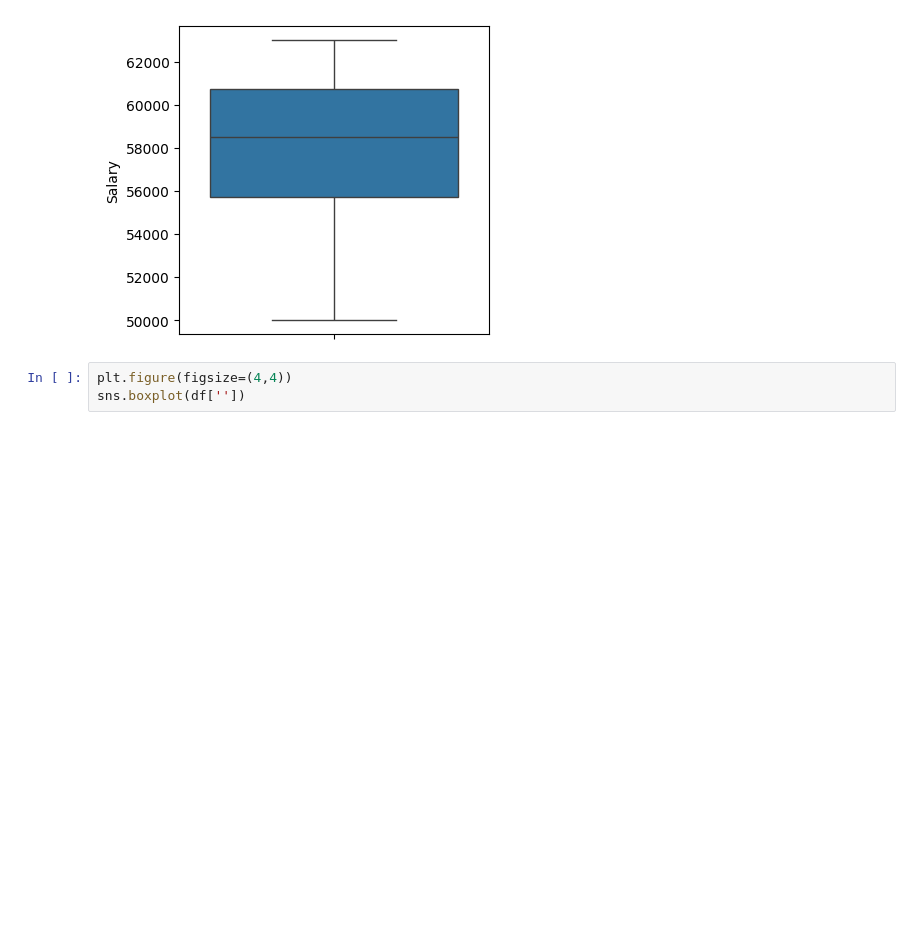
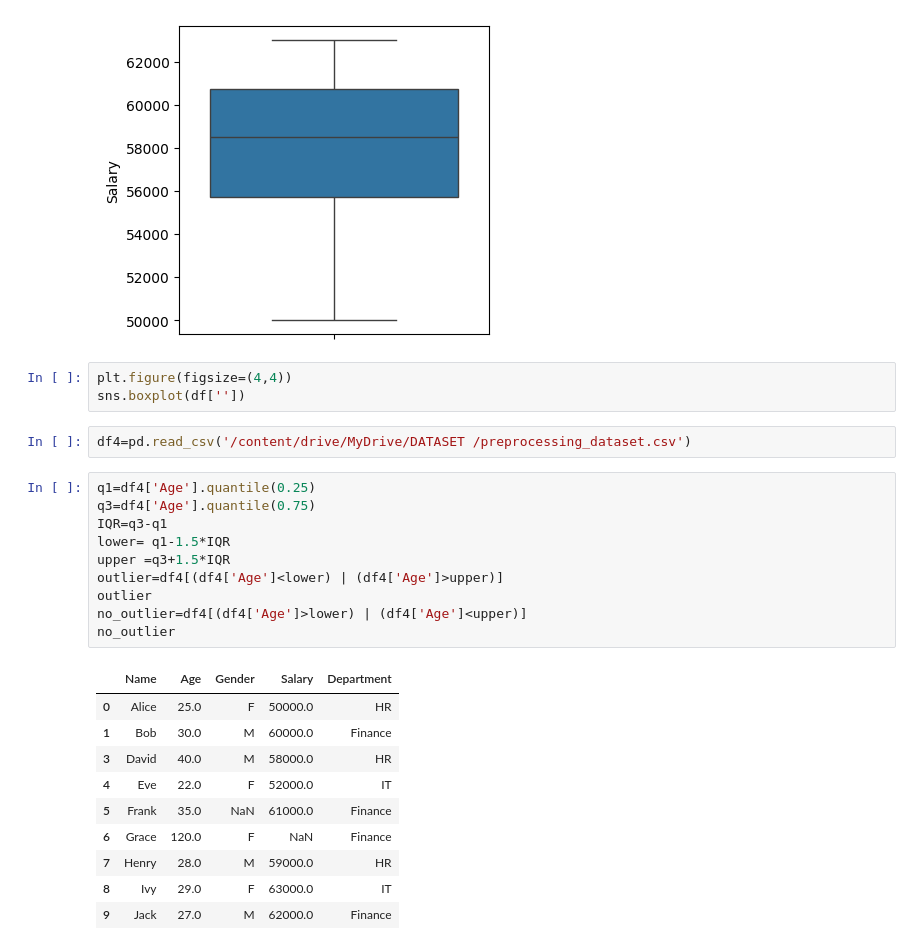
Before and after one commit to gunavathibaskaran170/AI-project-, a Jupyter notebook: Handling_Missing_values.ipynb, the cells around one changed output. Drawn from its saved outputs; the diff is of its cells as text; blank space fills up the shorter version.

```diff
--- a/Handling_Missing_values.ipynb
+++ b/Handling_Missing_values.ipynb
@@ -189,3 +189,26 @@ sns.boxplot(df['Salary'])
 # %%
 plt.figure(figsize=(4,4))
 sns.boxplot(df[''])
+# %%
+df4=pd.read_csv('/content/drive/MyDrive/DATASET /preprocessing_dataset.csv')
+# %%
+q1=df4['Age'].quantile(0.25)
+q3=df4['Age'].quantile(0.75)
+IQR=q3-q1
+lower= q1-1.5*IQR
+upper =q3+1.5*IQR
+outlier=df4[(df4['Age']<lower) | (df4['Age']>upper)]
+outlier
+no_outlier=df4[(df4['Age']>lower) | (df4['Age']<upper)]
+no_outlier
+# %% [output]
+|  | Name | Age | Gender | Salary | Department |
+| 0 | Alice | 25.0 | F | 50000.0 | HR |
+| 1 | Bob | 30.0 | M | 60000.0 | Finance |
+| 3 | David | 40.0 | M | 58000.0 | HR |
+| 4 | Eve | 22.0 | F | 52000.0 | IT |
+| 5 | Frank | 35.0 | NaN | 61000.0 | Finance |
+| 6 | Grace | 120.0 | F | NaN | Finance |
+| 7 | Henry | 28.0 | M | 59000.0 | HR |
+| 8 | Ivy | 29.0 | F | 63000.0 | IT |
+| 9 | Jack | 27.0 | M | 62000.0 | Finance |
```
Also changed, not shown: parts of 2 cells of this notebook.
